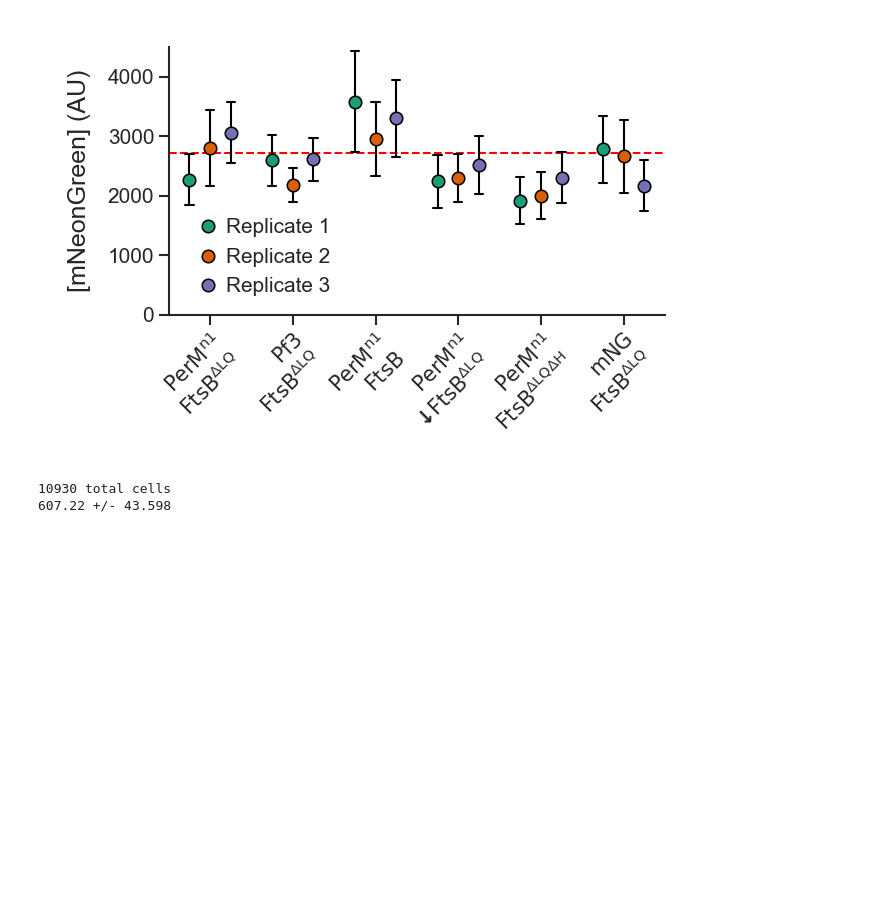
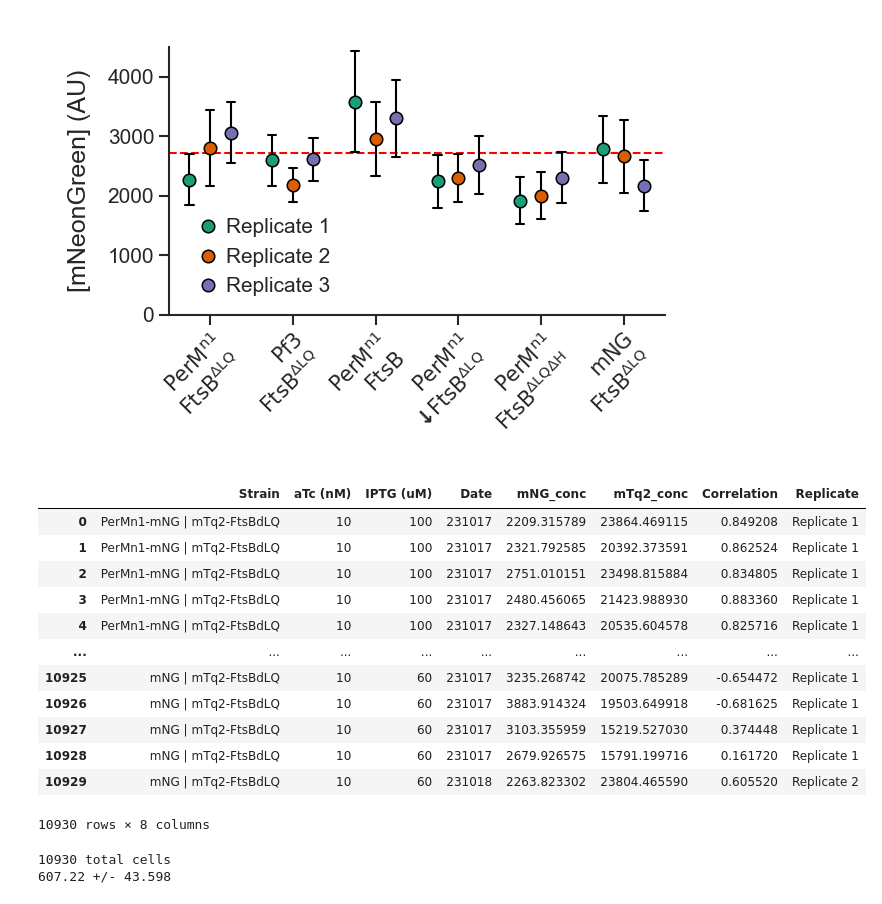
Before and after one commit to smmlab/mtb-perm-ftsb, a Jupyter notebook: notebooks/figure_3_segmentation_and_correlation.ipynb, the cells around one changed output. Drawn from its saved outputs; the diff is of its cells as text; code cells hidden in the pictures; blank space fills up the shorter version.

```diff
--- a/notebooks/figure_3_segmentation_and_correlation.ipynb
+++ b/notebooks/figure_3_segmentation_and_correlation.ipynb
@@ -780,6 +781,22 @@ for i in range(len(plot_info)):
 [figure]
 [figure]
 [figure]
+# %%
+df_stats
+# %% [output]
+|  | Strain | aTc (nM) | IPTG (uM) | Date | mNG_conc | mTq2_conc | Correlation | Replicate |
+| 0 | PerMn1-mNG | mTq2-FtsBdLQ | 10 | 100 | 231017 | 2209.315789 | 23864.469115 | 0.849208 | Replicate 1 |
+| 1 | PerMn1-mNG | mTq2-FtsBdLQ | 10 | 100 | 231017 | 2321.792585 | 20392.373591 | 0.862524 | Replicate 1 |
+| 2 | PerMn1-mNG | mTq2-FtsBdLQ | 10 | 100 | 231017 | 2751.010151 | 23498.815884 | 0.834805 | Replicate 1 |
+| 3 | PerMn1-mNG | mTq2-FtsBdLQ | 10 | 100 | 231017 | 2480.456065 | 21423.988930 | 0.883360 | Replicate 1 |
+| 4 | PerMn1-mNG | mTq2-FtsBdLQ | 10 | 100 | 231017 | 2327.148643 | 20535.604578 | 0.825716 | Replicate 1 |
+| ... | ... | ... | ... | ... | ... | ... | ... | ... |
+| 10925 | mNG | mTq2-FtsBdLQ | 10 | 60 | 231017 | 3235.268742 | 20075.785289 | -0.654472 | Replicate 1 |
+| 10926 | mNG | mTq2-FtsBdLQ | 10 | 60 | 231017 | 3883.914324 | 19503.649918 | -0.681625 | Replicate 1 |
+| 10927 | mNG | mTq2-FtsBdLQ | 10 | 60 | 231017 | 3103.355959 | 15219.527030 | 0.374448 | Replicate 1 |
+| 10928 | mNG | mTq2-FtsBdLQ | 10 | 60 | 231017 | 2679.926575 | 15791.199716 | 0.161720 | Replicate 1 |
+| 10929 | mNG | mTq2-FtsBdLQ | 10 | 60 | 231018 | 2263.823302 | 23804.465590 | 0.605520 | Replicate 2 |
+10930 rows × 8 columns
 # %%
 # Sample sizes to report in manuscript
 from scipy import stats
```
Also changed, not shown: parts of 3 cells of this notebook, 29 other files.
